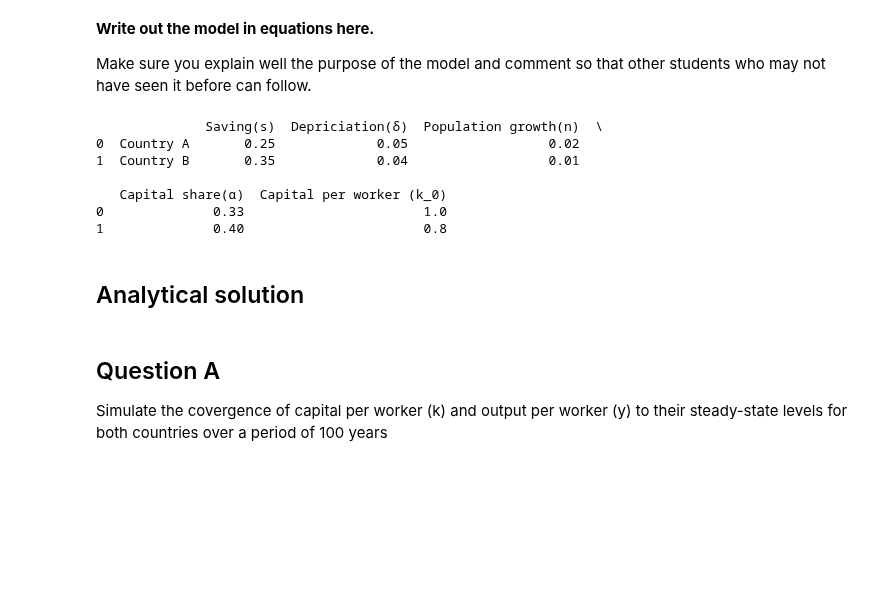
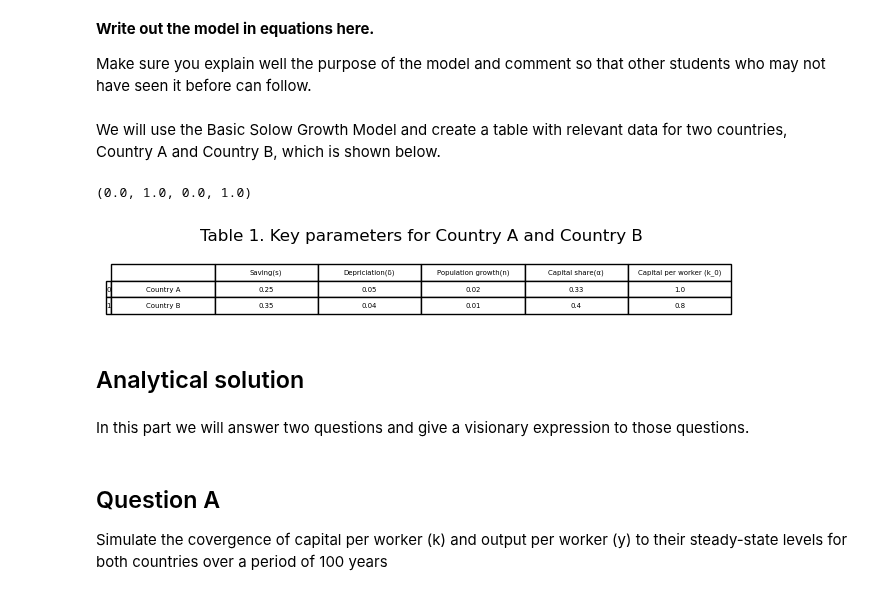
Before and after one commit to NumEconCopenhagen/projects-2023-jc, a Jupyter notebook: modelproject/modelproject.ipynb, the cells around one changed output. Drawn from its saved outputs; the diff is of its cells as text; code cells hidden in the pictures; blank space fills up the shorter version.

```diff
--- a/modelproject/modelproject.ipynb
+++ b/modelproject/modelproject.ipynb
@@ -45,20 +45,30 @@ $$y^*=A\cdot k^\alpha$$
 **Write out the model in equations here.**
 
 Make sure you explain well the purpose of the model and comment so that other students who may not have seen it before can follow.
-# %%
-#We print the chousen variables that we are gonna use for the solow model in the exercise
-
-print(mp.df)
-# %% [output]
-              Saving(s)  Depriciation(δ)  Population growth(n)  \
-0  Country A       0.25             0.05                  0.02
-1  Country B       0.35             0.04                  0.01
-
-   Capital share(α)  Capital per worker (k_0)
-0              0.33                       1.0
-1              0.40                       0.8
+# %% [markdown]
+We will use the Basic Solow Growth Model and create a table with relevant data for two countries, Country A and Country B, which is shown below.
+# %%
+#We print the chousen variables that we are gonna use for the solow model in the exercise
+#initialize figure
+fig = plt.figure(figsize = (8, .2))
+ax = fig.add_subplot(111)
+
+#create table
+ax.table(cellText = mp.df.values, rowLabels = mp.df.index,
+         colLabels = mp.df.columns, cellLoc='center')
+
+#add title to table
+ax.set_title('Table 1. Key parameters for Country A and Country B')
+
+#turn axes off
+ax.axis('off')
+# %% [output]
+(0.0, 1.0, 0.0, 1.0)
+[figure, added]
 # %% [markdown]
 ## Analytical solution
+# %% [markdown]
+In this part we will answer two questions and give a visionary expression to those questions.
 # %% [markdown]
 ## Question A
 
```
Also changed, not shown: parts of 20 cells of this notebook, 1 other file.
